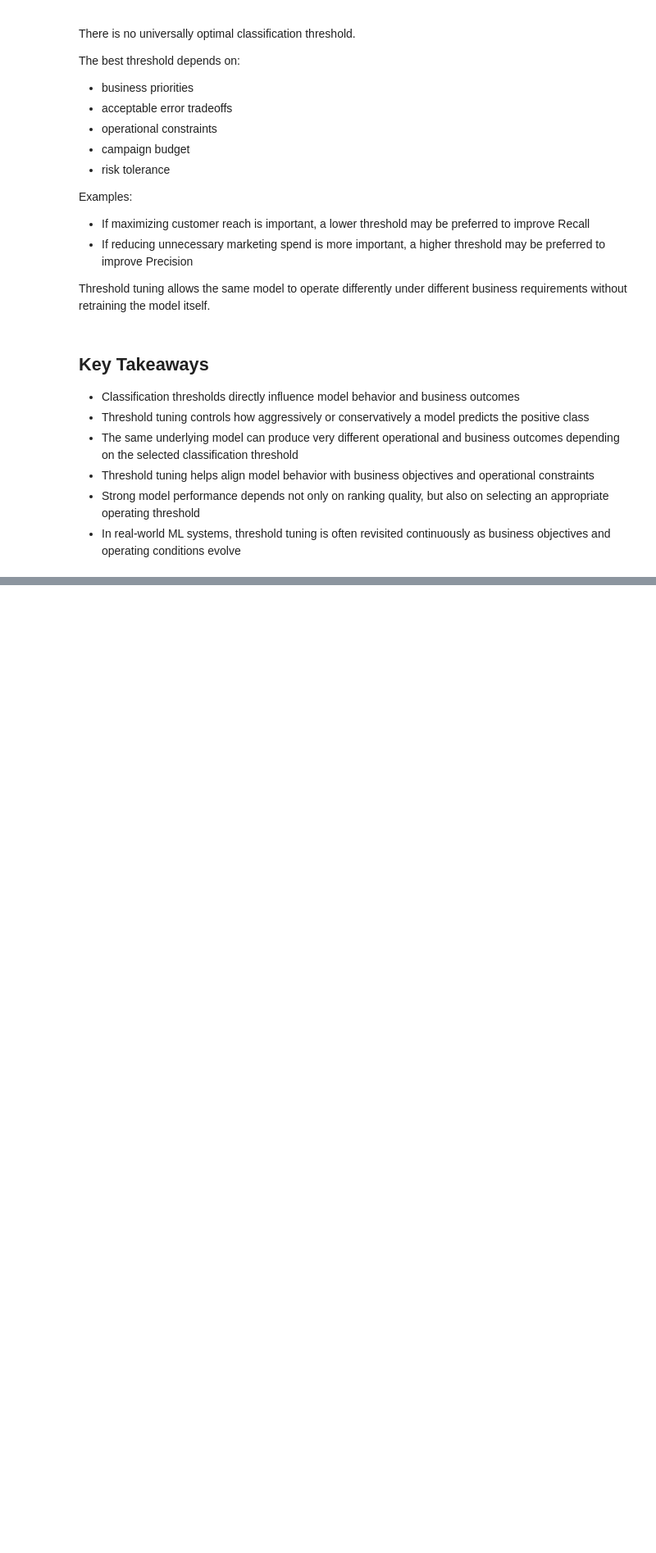
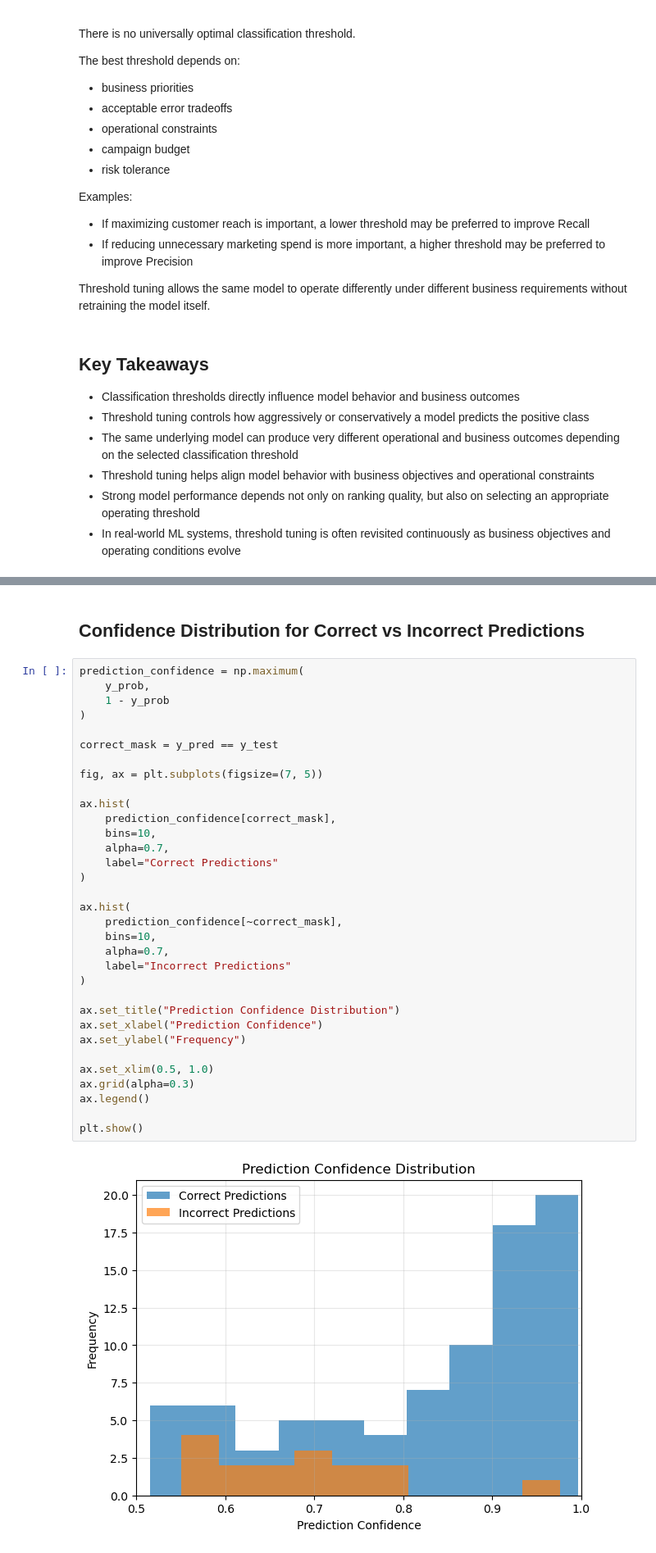
Before and after one commit to AmishaTiwari/ml-model-playbook, a Jupyter notebook: evaluation_metrics/evaluation_metrics.ipynb, the cells around one changed output, grey strips where cells are left out. Shown at 82% size. Saved outputs shown, nothing was run; the diff lists cells and outputs as text; blank space fills up the shorter version.

```diff
--- a/evaluation_metrics/evaluation_metrics.ipynb
+++ b/evaluation_metrics/evaluation_metrics.ipynb
@@ -612,0 +720,37 @@ Threshold tuning allows the same model to operate differently under different bu
+# %% [markdown]
+## Confidence Distribution for Correct vs Incorrect Predictions
+# %%
+prediction_confidence = np.maximum(
+    y_prob,
+    1 - y_prob
+)
+
+correct_mask = y_pred == y_test
+
+fig, ax = plt.subplots(figsize=(7, 5))
+
+ax.hist(
+    prediction_confidence[correct_mask],
+    bins=10,
+    alpha=0.7,
+    label="Correct Predictions"
+)
+
+ax.hist(
+    prediction_confidence[~correct_mask],
+    bins=10,
+    alpha=0.7,
+    label="Incorrect Predictions"
+)
+
+ax.set_title("Prediction Confidence Distribution")
+ax.set_xlabel("Prediction Confidence")
+ax.set_ylabel("Frequency")
+
+ax.set_xlim(0.5, 1.0)
+ax.grid(alpha=0.3)
+ax.legend()
+
+plt.show()
+# %% [output]
+[figure, added]
```
Also changed, not shown: parts of 13 cells of this notebook.
